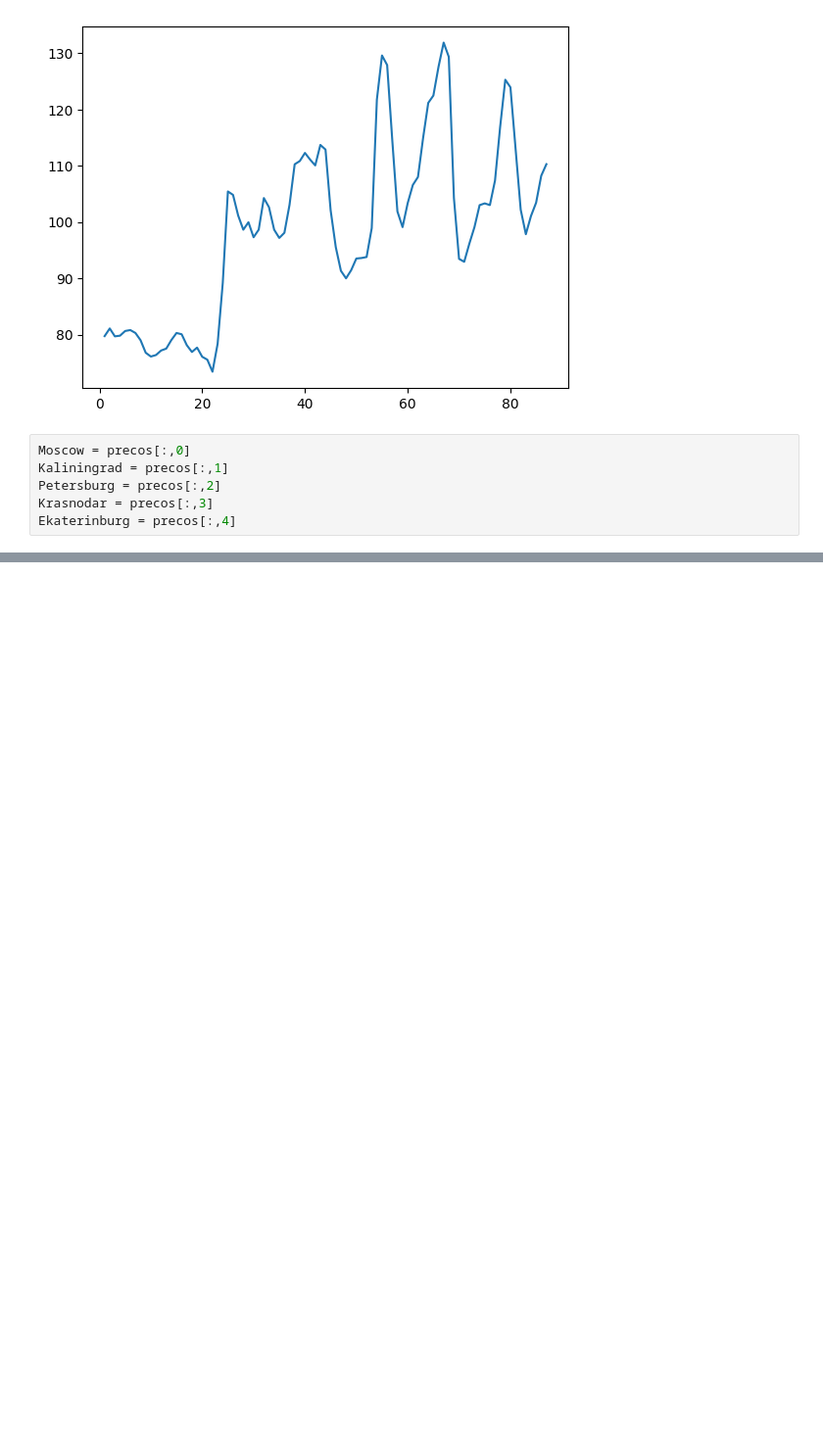
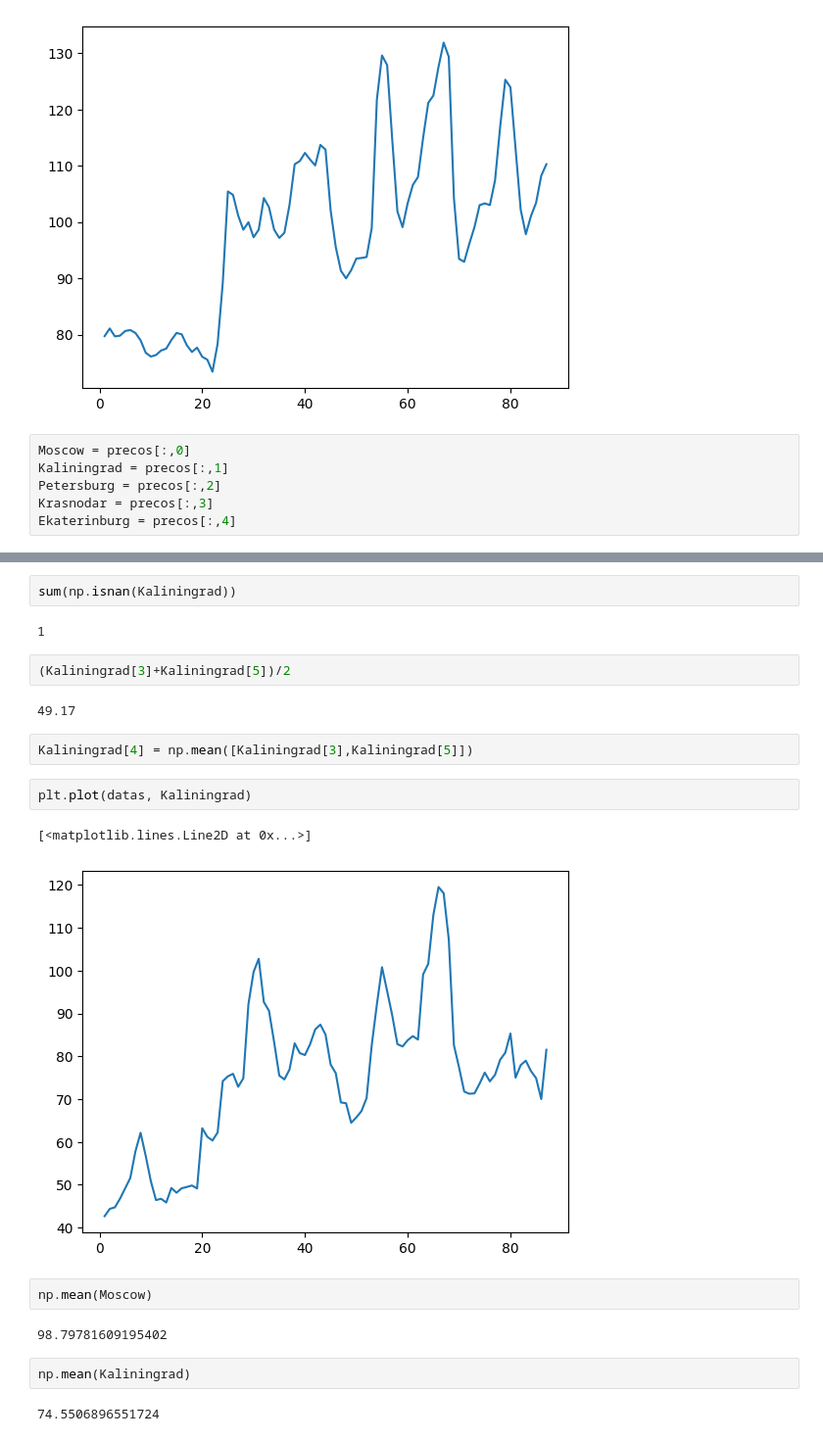
Before and after one commit to FernandoLink/Python, a Jupyter notebook: numpy.ipynb, the cells around one changed output, grey strips where cells are left out. Shown: that part at 98% size. Saved outputs shown, nothing was run; the diff lists cells and outputs as text; blank space fills up the shorter version.

```diff
--- a/numpy.ipynb
+++ b/numpy.ipynb
@@ -114,0 +195,23 @@ array([ 79.72,  81.08,  79.68,  79.8 ,  80.63,  80.8 ,  80.28,  78.99,
+# %%
+sum(np.isnan(Kaliningrad))
+# %% [output]
+1
+# %%
+(Kaliningrad[3]+Kaliningrad[5])/2
+# %% [output]
+49.17
+# %%
+Kaliningrad[4] = np.mean([Kaliningrad[3],Kaliningrad[5]])
+# %%
+plt.plot(datas, Kaliningrad)
+# %% [output]
+[<matplotlib.lines.Line2D at 0x...>]
+[figure, added]
+# %%
+np.mean(Moscow)
+# %% [output]
+98.79781609195402
+# %%
+np.mean(Kaliningrad)
+# %% [output]
+74.5506896551724
```
Also changed, not shown: parts of 41 cells of this notebook.
